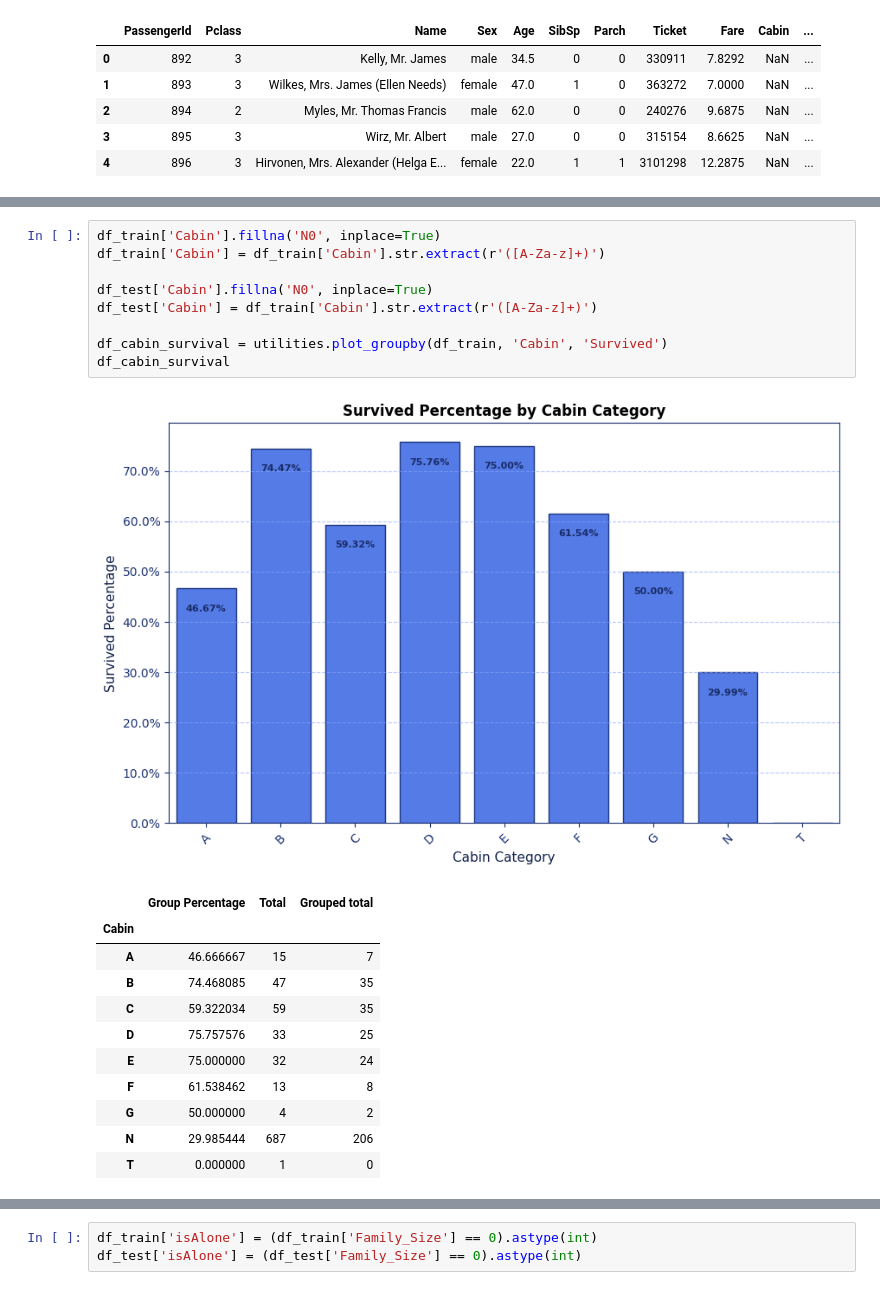
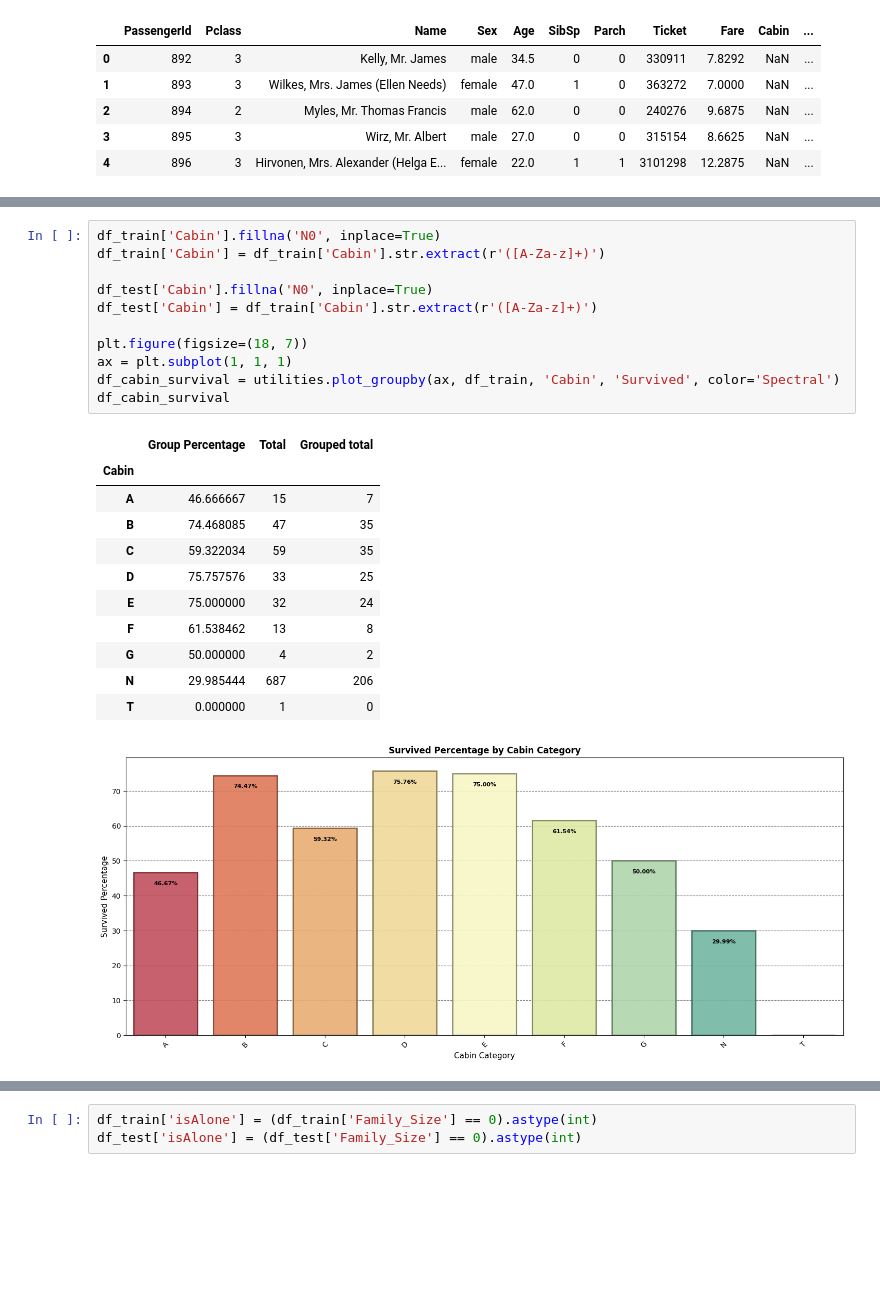
Before and after one commit to ydepledt/kaggle, a Jupyter notebook: titanic/titanic.ipynb, the cells around one changed output, grey strips where cells are left out. Drawn from its saved outputs; the diff is of its cells as text; blank space fills up the shorter version.

```diff
--- a/titanic/titanic.ipynb
+++ b/titanic/titanic.ipynb
@@ -87,24 +99,26 @@ utilities.plot_missing_data(df_train, percentage=10)
 # %%
 df_train['Cabin'].fillna('N0', inplace=True)
 df_train['Cabin'] = df_train['Cabin'].str.extract(r'([A-Za-z]+)')
 
 df_test['Cabin'].fillna('N0', inplace=True)
 df_test['Cabin'] = df_train['Cabin'].str.extract(r'([A-Za-z]+)')
 
-df_cabin_survival = utilities.plot_groupby(df_train, 'Cabin', 'Survived')
+plt.figure(figsize=(18, 7))
+ax = plt.subplot(1, 1, 1)
+df_cabin_survival = utilities.plot_groupby(ax, df_train, 'Cabin', 'Survived', color='Spectral')
 df_cabin_survival
 # %% [output]
+|  | Group Percentage | Total | Grouped total |
+| Cabin |  |  |  |
+| A | 46.666667 | 15 | 7 |
+| B | 74.468085 | 47 | 35 |
+| C | 59.322034 | 59 | 35 |
+| D | 75.757576 | 33 | 25 |
+| E | 75.000000 | 32 | 24 |
+| F | 61.538462 | 13 | 8 |
+| G | 50.000000 | 4 | 2 |
+| N | 29.985444 | 687 | 206 |
+| T | 0.000000 | 1 | 0 |
-[figure, old version]
+[figure, new version]
-|  | Group Percentage | Total | Grouped total |
-| Cabin |  |  |  |
-| A | 46.666667 | 15 | 7 |
-| B | 74.468085 | 47 | 35 |
-| C | 59.322034 | 59 | 35 |
-| D | 75.757576 | 33 | 25 |
-| E | 75.000000 | 32 | 24 |
-| F | 61.538462 | 13 | 8 |
-| G | 50.000000 | 4 | 2 |
-| N | 29.985444 | 687 | 206 |
-| T | 0.000000 | 1 | 0 |
 # %%
 df_train["Family_Size"] = df_train["SibSp"] + df_train["Parch"]
```
Also changed, not shown: parts of 20 cells of this notebook, 4 other files.
